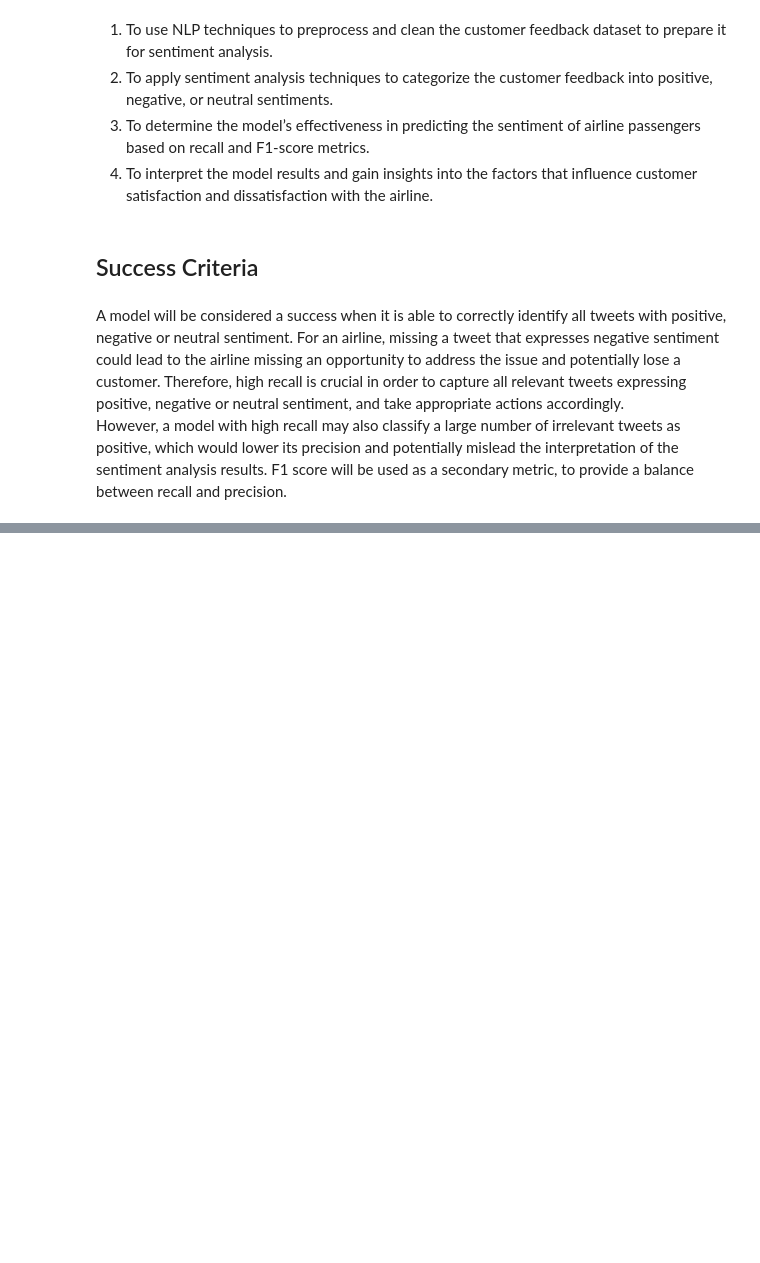
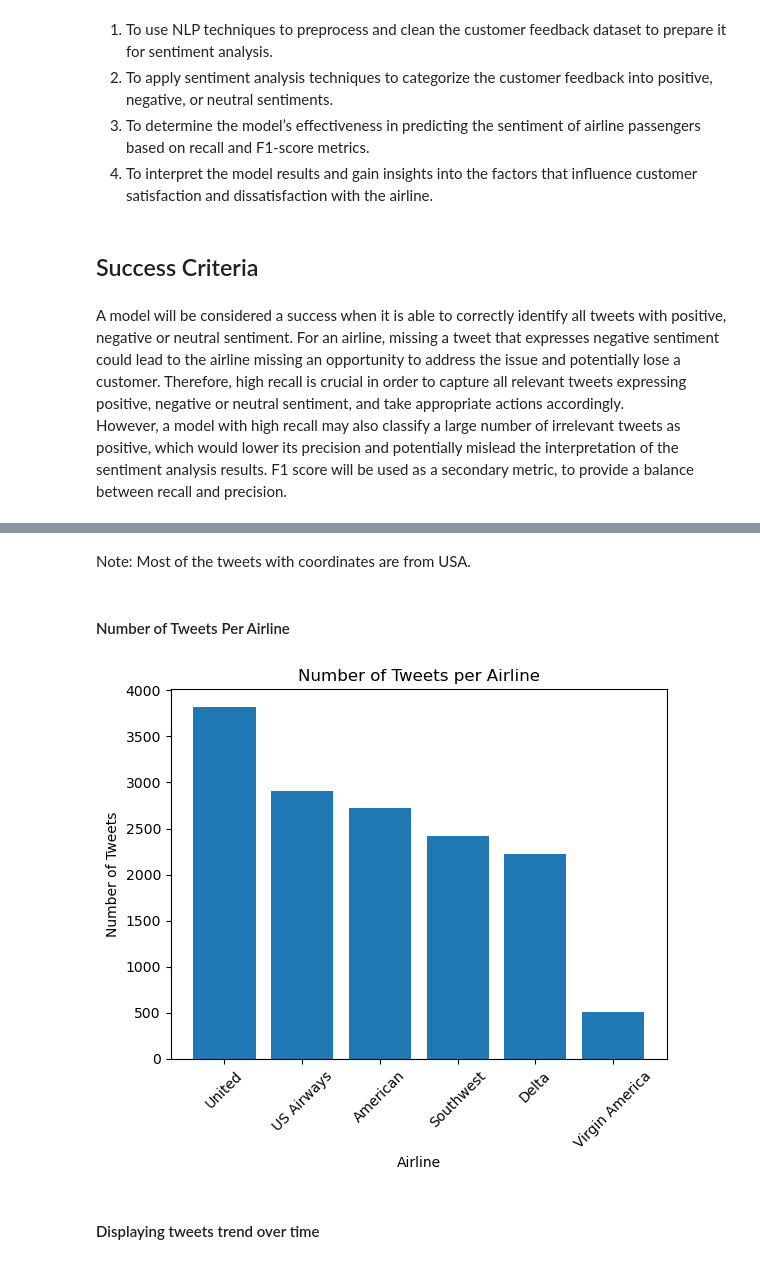
Before and after one commit to Scholarchep/sentiment-analysis-of-airline-tweets, a Jupyter notebook: airline_tweets.ipynb, the cells around one changed output, grey strips where cells are left out. Drawn from its saved outputs; the diff is of its cells as text; code cells hidden in the pictures; blank space fills up the shorter version.

```diff
--- a/airline_tweets.ipynb
+++ b/airline_tweets.ipynb
@@ -219,0 +41,4 @@ Name: preprocessed_text, Length: 14640, dtype: object
+# %%
+data = pd.read_csv('airline_tweets.csv')
+
+data.head()
@@ -219,0 +82,4 @@ Name: preprocessed_text, Length: 14640, dtype: object
+# %%
+data['tweet_created'] = pd.to_datetime(data['tweet_created'])
+
+data['tweet_created'].dtype
@@ -219,0 +116,4 @@ Name: preprocessed_text, Length: 14640, dtype: object
+# %%
+data = data.drop_duplicates()
+
+data.duplicated().sum()
@@ -219,0 +149,13 @@ Name: preprocessed_text, Length: 14640, dtype: object
+# %%
+# Define a function to filter ignore invalid coordinates
+def parse_coord(coord_str):
+    try:
+        coord_list = ast.literal_eval(coord_str)
+        if isinstance(coord_list, list) and len(coord_list) == 2:
+            return coord_list
+    except (SyntaxError, ValueError):
+        pass
+    return [0, 0]
+
+# create a column with parsed coordinates
+data['parsed_coord'] = data['tweet_coord'].apply(parse_coord)
@@ -219,0 +176,22 @@ Name: preprocessed_text, Length: 14640, dtype: object
+# %% [markdown]
+Note: Most of the tweets with coordinates are from USA.
+# %% [markdown]
+#### Number of Tweets Per Airline
+# %%
+# Count the number of tweets per airline
+tweets_per_airline = data['airline'].value_counts()
+
+# Sort the values in descending order
+tweets_per_airline = tweets_per_airline.sort_values(ascending=False)
+
+# Plot the bar graph
+plt.bar(tweets_per_airline.index, tweets_per_airline.values)
+plt.title('Number of Tweets per Airline')
+plt.xlabel('Airline')
+plt.xticks(rotation=45)
+plt.ylabel('Number of Tweets')
+plt.show()
+# %% [output]
+[figure, added]
+# %% [markdown]
+#### Displaying tweets trend over time
```
Also changed, not shown: parts of 40 cells of this notebook, 1 other file.
